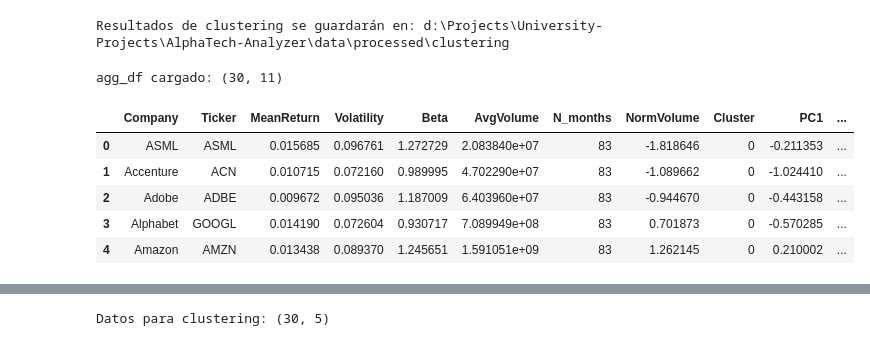
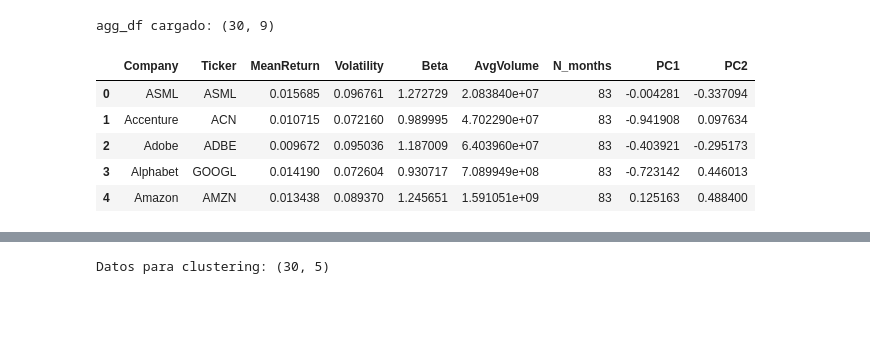
Before and after one commit to fabio2k3/AlphaTech-Analyzer, a Jupyter notebook: notebooks/clustering.ipynb, the cells around one changed output, grey strips where cells are left out. Drawn from its saved outputs; the diff is of its cells as text; code cells hidden in the pictures; blank space fills up the shorter version.

```diff
--- a/notebooks/clustering.ipynb
+++ b/notebooks/clustering.ipynb
@@ -1,49 +1,76 @@
 # %%
-# CELDA 1 — Imports y configuración
+# Importación de librerías estándar para manejo del sistema y control de warnings
 import os
 import warnings
 import json
+
+# Librerías fundamentales para análisis numérico y manipulación de datos
 import numpy as np
 import pandas as pd
+
+# Librerías de visualización
 import matplotlib.pyplot as plt
 import seaborn as sns
 
-from sklearn.preprocessing import StandardScaler
-from sklearn.cluster import KMeans
-from sklearn.metrics import silhouette_score
-from sklearn.decomposition import PCA
+# Herramientas de scikit-learn utilizadas a lo largo del análisis de clustering
+from sklearn.preprocessing import StandardScaler, QuantileTransformer                        # Estandarización de variables
+from sklearn.cluster import KMeans                                                           # Algoritmo de clustering
+from sklearn.metrics import silhouette_score, davies_bouldin_score, calinski_harabasz_score  # Métrica de calidad de clustering
+from sklearn.decomposition import PCA                                                        # Reducción de dimensionalidad
 
+# Configuración estética de los gráficos para mantener consistencia visual
 sns.set(style="whitegrid")
+
+# Supresión de warnings para evitar ruido visual durante la ejecución del notebook
 warnings.filterwarnings("ignore")
 
-# Rutas (ajusta si tu proyecto está en otra estructura)
+# Obtención dinámica de la ruta del notebook para que el proyecto sea portable
 NOTEBOOK_DIR = os.getcwd()
+
+# Definición del directorio raíz del proyecto a partir de la ubicación del notebook
 PROJECT_ROOT = os.path.dirname(NOTEBOOK_DIR)
+
+# Rutas donde se almacenan los datos procesados y resultados del clustering
 PROCESSED_DIR = os.path.join(PROJECT_ROOT, "data", "processed")
 CLUSTER_DIR = os.path.join(PROCESSED_DIR, "clustering")
+
+# Carpeta específica para almacenar visualizaciones generadas en el análisis
 PLOTS_DIR = os.path.join(CLUSTER_DIR, "plots")
 
+# Creación automática de las carpetas necesarias si no existen
+# Esto evita errores en tiempo de ejecución al guardar resultados
 os.makedirs(CLUSTER_DIR, exist_ok=True)
 os.makedirs(PLOTS_DIR, exist_ok=True)
-
-print("Resultados de clustering se guardarán en:", CLUSTER_DIR)
-# %% [output]
-Resultados de clustering se guardarán en: d:\Projects\University-Projects\AlphaTech-Analyzer\data\processed\clustering
 # %%
-# CELDA 2 — Cargar agregados (agg_df) desde CSV si no está en memoria
+# Verifica si el DataFrame agregado ya existe en memoria para evitar recargarlo innecesariamente
+# Esto hace que la celda sea segura de ejecutar múltiples veces sin alterar el estado del análisis
 if 'agg_df' not in globals():
+    # Construye la ruta al archivo CSV que contiene las estadísticas agregadas por empresa
     agg_path = os.path.join(PROCESSED_DIR, "tech30_aggregated_stats_2018_2024.csv")
+
+    # Comprueba explícitamente que el archivo exista, asegurando que el pipeline
+    # previo de agregación haya sido ejecutado correctamente
     if not os.path.exists(agg_path):
-        raise FileNotFoundError(f"No se encontró {agg_path}. Ejecuta antes el pipeline que crea agg_df.")
+        raise FileNotFoundError(
+            f"No se encontró {agg_path}. Ejecuta antes el pipeline que crea agg_df."
+        )
+
+    # Carga del dataset agregado en un DataFrame de pandas
+    # Este DataFrame contiene las variables resumen que servirán como base
+    # para el análisis de clustering entre empresas
     agg_df = pd.read_csv(agg_path)
 
+# Muestra información básica del dataset cargado para confirmar su dimensión
+# y contextualizar el análisis posterior
 print("agg_df cargado:", agg_df.shape)
+
+# Visualización preliminar de las primeras filas para inspección estructural
 agg_df.head()
 # %% [output]
-agg_df cargado: (30, 11)
+agg_df cargado: (30, 9)
-|  | Company | Ticker | MeanReturn | Volatility | Beta | AvgVolume | N_months | NormVolume | Cluster | PC1 | ... |
-| 0 | ASML | ASML | 0.015685 | 0.096761 | 1.272729 | 2.083840e+07 | 83 | -1.818646 | 0 | -0.211353 | ... |
-| 1 | Accenture | ACN | 0.010715 | 0.072160 | 0.989995 | 4.702290e+07 | 83 | -1.089662 | 0 | -1.024410 | ... |
-| 2 | Adobe | ADBE | 0.009672 | 0.095036 | 1.187009 | 6.403960e+07 | 83 | -0.944670 | 0 | -0.443158 | ... |
-| 3 | Alphabet | GOOGL | 0.014190 | 0.072604 | 0.930717 | 7.089949e+08 | 83 | 0.701873 | 0 | -0.570285 | ... |
-| 4 | Amazon | AMZN | 0.013438 | 0.089370 | 1.245651 | 1.591051e+09 | 83 | 1.262145 | 0 | 0.210002 | ... |
+|  | Company | Ticker | MeanReturn | Volatility | Beta | AvgVolume | N_months | PC1 | PC2 |
+| 0 | ASML | ASML | 0.015685 | 0.096761 | 1.272729 | 2.083840e+07 | 83 | -0.004281 | -0.337094 |
+| 1 | Accenture | ACN | 0.010715 | 0.072160 | 0.989995 | 4.702290e+07 | 83 | -0.941908 | 0.097634 |
+| 2 | Adobe | ADBE | 0.009672 | 0.095036 | 1.187009 | 6.403960e+07 | 83 | -0.403921 | -0.295173 |
+| 3 | Alphabet | GOOGL | 0.014190 | 0.072604 | 0.930717 | 7.089949e+08 | 83 | -0.723142 | 0.446013 |
+| 4 | Amazon | AMZN | 0.013438 | 0.089370 | 1.245651 | 1.591051e+09 | 83 | 0.125163 | 0.488400 |
```
Also changed, not shown: parts of 12 cells of this notebook, 7 other files.
